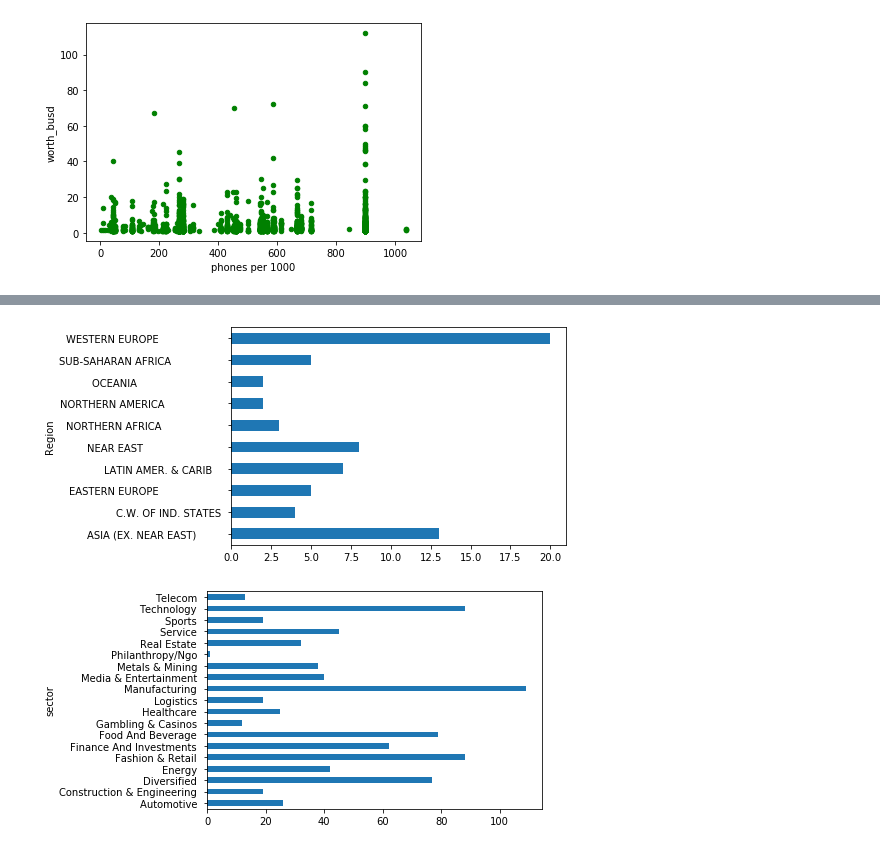
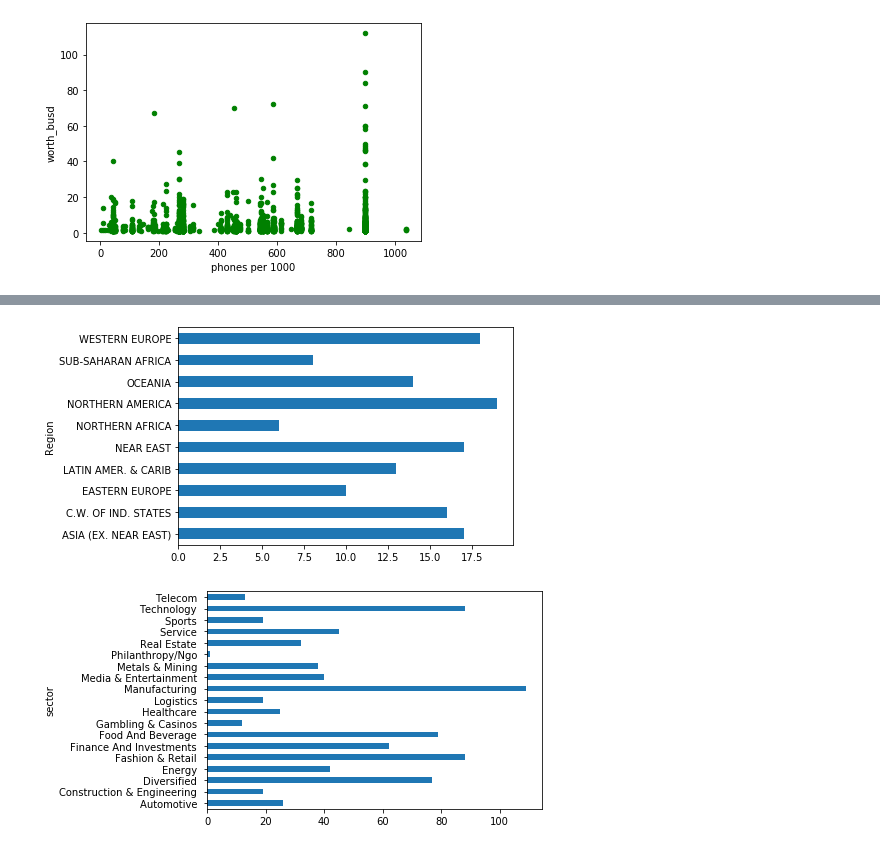
Before and after one commit to herreradelduque/Ironhack-Module-1-Project---Pandas-Pipelines, a Jupyter notebook: notebooks/notebook2.ipynb, the cells around one changed output, grey strips where cells are left out. Cells and saved outputs as stored; diff of their text form; code cells hidden in the pictures.

```diff
--- a/notebooks/notebook2.ipynb
+++ b/notebooks/notebook2.ipynb
@@ -85,5 +90,5 @@ open('../data/raw/world-countries.zip','wb').write(r.content)
 # %%
-df_forbes_kag = pd.read_csv('../data/raw/forbes-top-billionaires-list-2018.zip')
+df_forbes_kag = pd.read_csv('../data/raw/forbes_2018.csv')
 df_forbes_kag.head(5)
 # %% [output]
 |  | position | name | lastName | age | country | gender | wealthSource | industry | worth | worthChange | ... |
@@ -170,7 +175,7 @@ forbes_df[45:60]
 # %% [markdown]
 Identify one space after some strings in 'Country' column of df_countries
 # %%
-df_countries = pd.read_csv('../data/raw/world-countries.zip', delimiter=",", decimal=",")
-#df_countries
-df_countries['Country'].iloc[190]
+df_countries = pd.read_csv('../data/raw/countries of the world.csv', delimiter=",", decimal=",")
+df_countries
+#df_countries['Country'].iloc[190]
 # %% [output]
@@ -219,6 +236,8 @@ forbes_df['Country'] = forbes_df['Country'].map(lambda x: x.strip())
 forbes_df['Country'].iloc[57]
 # %% [output]
 'Germany'
+# %%
+df_countries['Region'] = df_countries['Region'].map(lambda x: x.strip())
 # %%
 df_forbes_country = pd.merge(forbes_df,df_countries, on='Country',sort=True)
 # %%
@@ -327,8 +365,8 @@ plt.show()
 # %%
-df_forbes_country.groupby('Region')['Country'].nunique().plot(kind='barh')
+df_forbes_country.groupby('Region')['sector'].nunique().plot(kind='barh')
 plt.show()
 # %% [output]
-[figure, old version]
+[figure, new version]
 # %%
 df_forbes_country.groupby('sector')['corp.'].nunique().plot(kind='barh')
 plt.show()
```
Also changed, not shown: parts of 21 cells of this notebook, 12 other files.
